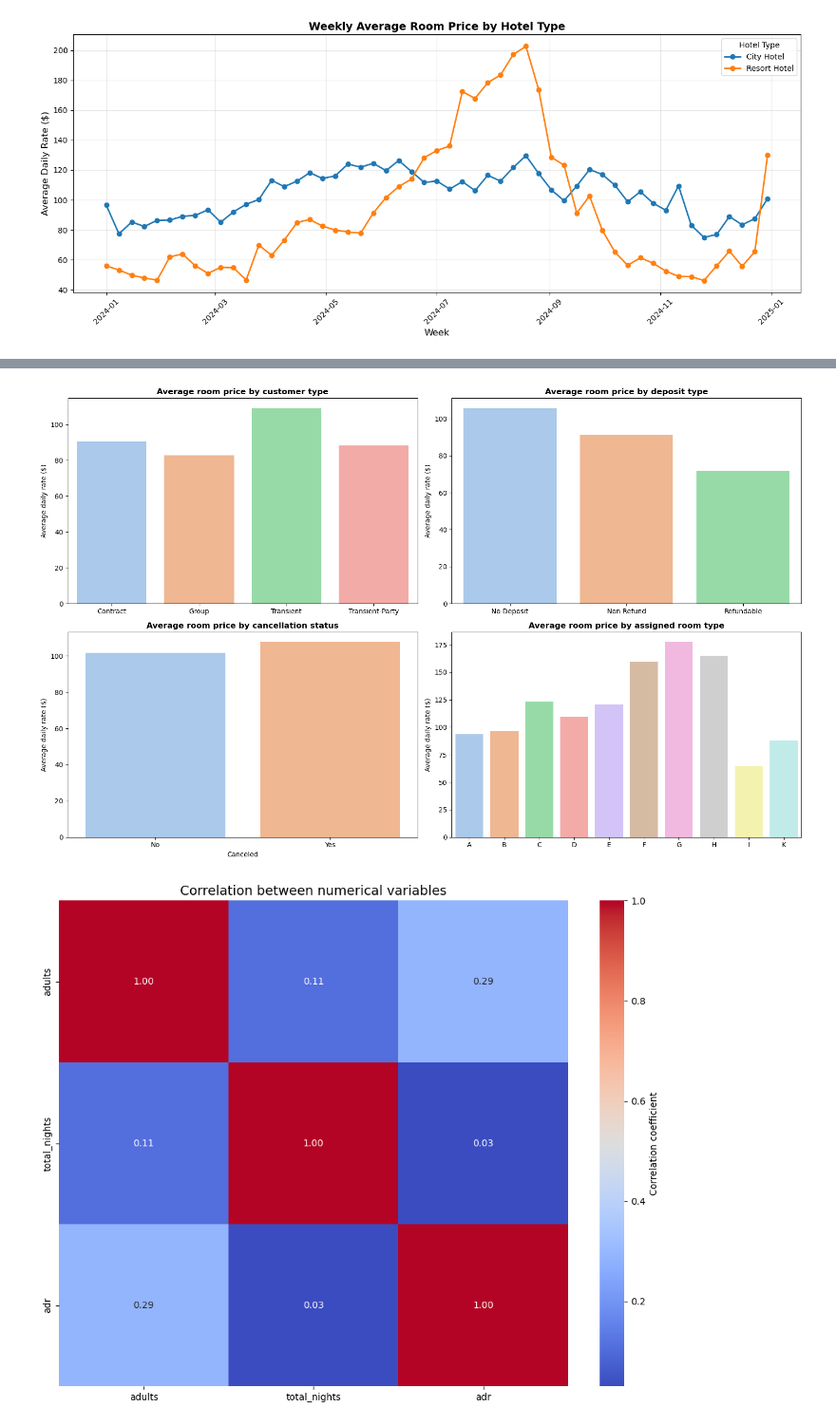
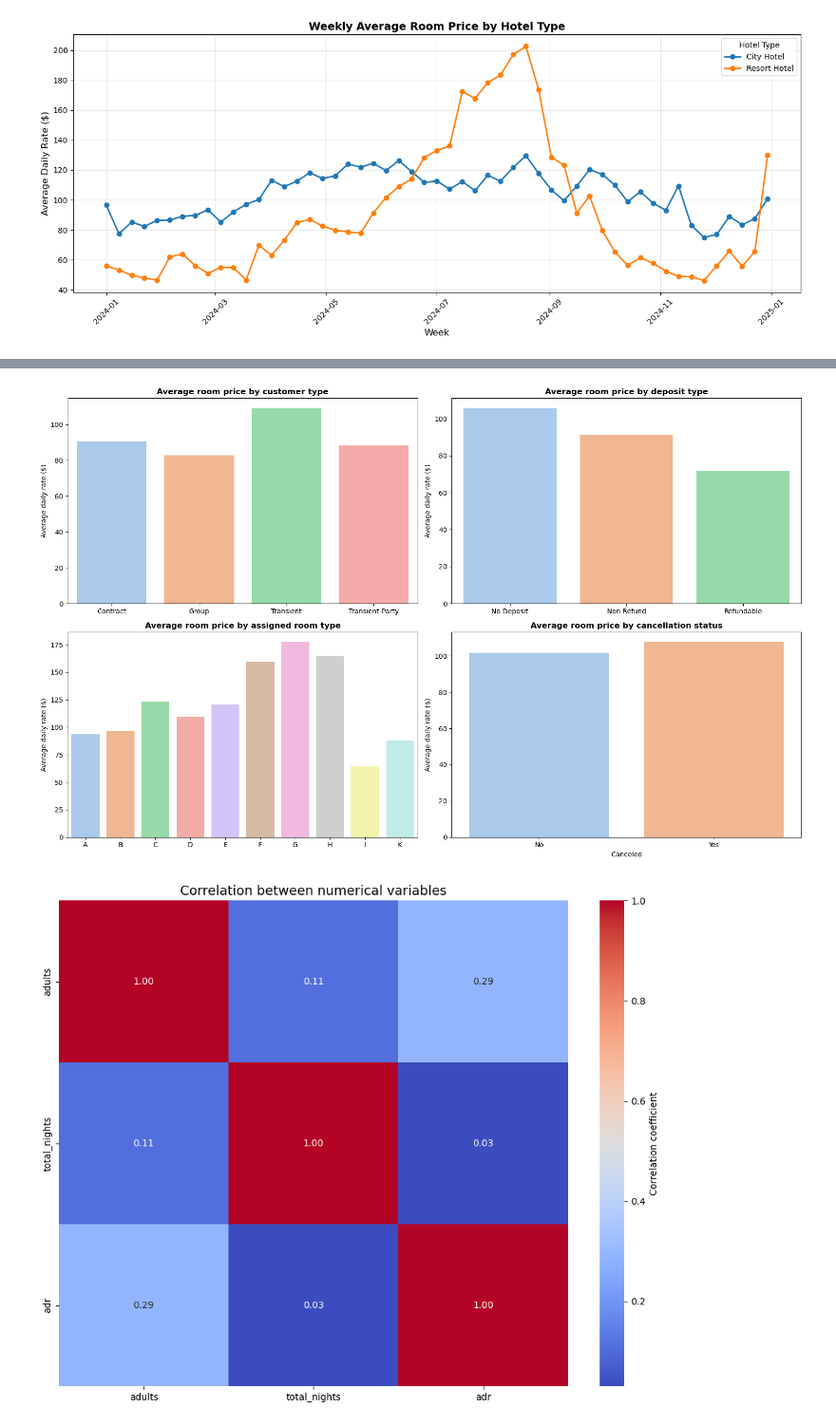
Before and after one commit to luciledubarry/Hotel_booking_analysis, a Jupyter notebook: hotel_booking_analysis.ipynb, the cells around one changed output, grey strips where cells are left out. Shown at 95% size. Saved outputs shown, nothing was run; the diff lists cells and outputs as text; code cells hidden in the pictures.

```diff
--- a/hotel_booking_analysis.ipynb
+++ b/hotel_booking_analysis.ipynb
@@ -763,41 +799,43 @@ plt.show()
 # %%
 # Average room price by categorical variables
 fig, axes = plt.subplots(2, 2, figsize=(16, 10))
 axes = axes.flatten()
 
 # 1. Customer type
 price_by_customer = booking.groupby('customer_type')['adr'].mean().reset_index()
 sns.barplot(data=price_by_customer, x='customer_type', y='adr', hue='customer_type', palette='pastel', legend=False, ax=axes[0])
 axes[0].set_title("Average room price by customer type", fontsize=12, fontweight='bold')
 axes[0].set_xlabel("")
 axes[0].set_ylabel("Average daily rate ($)")
 
 # 2. Deposit type
 price_by_deposit = booking.groupby('deposit_type')['adr'].mean().reset_index()
 sns.barplot(data=price_by_deposit, x='deposit_type', y='adr', hue='deposit_type', palette='pastel', legend=False, ax=axes[1])
 axes[1].set_title("Average room price by deposit type", fontsize=12, fontweight='bold')
 axes[1].set_xlabel("")
 axes[1].set_ylabel("Average daily rate ($)")
 
+# 3. Assigned room type
+price_by_room = booking.groupby('assigned_room_type')['adr'].mean().reset_index().sort_values('assigned_room_type', ascending=True)
+sns.barplot(data=price_by_room, x='assigned_room_type', y='adr', hue='assigned_room_type', palette='pastel', legend=False, ax=axes[2])
+axes[2].set_title("Average room price by assigned room type", fontsize=12, fontweight='bold')
+axes[2].set_xlabel("")
+axes[2].set_ylabel("Average daily rate ($)")
+
 # 3. Cancellation status
 price_by_cancel = booking.groupby('canceled')['adr'].mean().reset_index()
 price_by_cancel['canceled'] = price_by_cancel['canceled'].map({0: 'No', 1: 'Yes'})
-sns.barplot(data=price_by_cancel, x='canceled', y='adr', hue='canceled', palette='pastel', legend=False, ax=axes[2])
-axes[2].set_title("Average room price by cancellation status", fontsize=12, fontweight='bold')
-axes[2].set_xlabel("Canceled")
-axes[2].set_ylabel("Average daily rate ($)")
+sns.barplot(data=price_by_cancel, x='canceled', y='adr', hue='canceled', palette='pastel', legend=False, ax=axes[3])
+axes[3].set_title("Average room price by cancellation status", fontsize=12, fontweight='bold')
+axes[3].set_xlabel("Canceled")
+axes[3].set_ylabel("Average daily rate ($)")
 
-# 4. Assigned room type
-price_by_room = booking.groupby('assigned_room_type')['adr'].mean().reset_index().sort_values('assigned_room_type', ascending=True)
-sns.barplot(data=price_by_room, x='assigned_room_type', y='adr', hue='assigned_room_type', palette='pastel', legend=False, ax=axes[3])
-axes[3].set_title("Average room price by assigned room type", fontsize=12, fontweight='bold')
-axes[3].set_xlabel("")
-axes[3].set_ylabel("Average daily rate ($)")
+
 
 plt.tight_layout()
 plt.show()
 # %% [output]
-[figure, old version]
+[figure, new version]
 # %%
 # Heatmap of correlation between numerical variables
 plt.figure(figsize=(10, 8))
```
Also changed, not shown: parts of 9 cells of this notebook.
